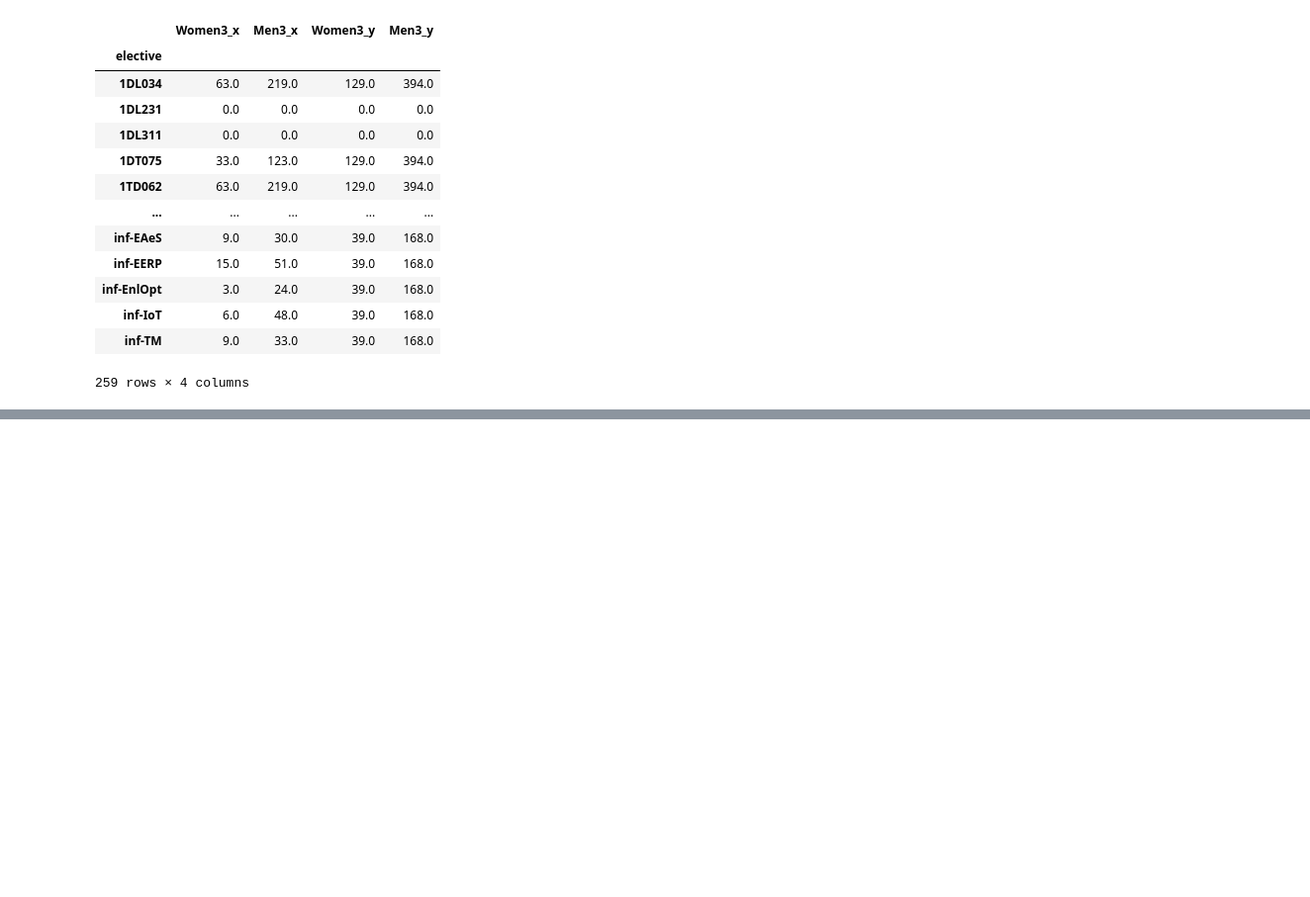
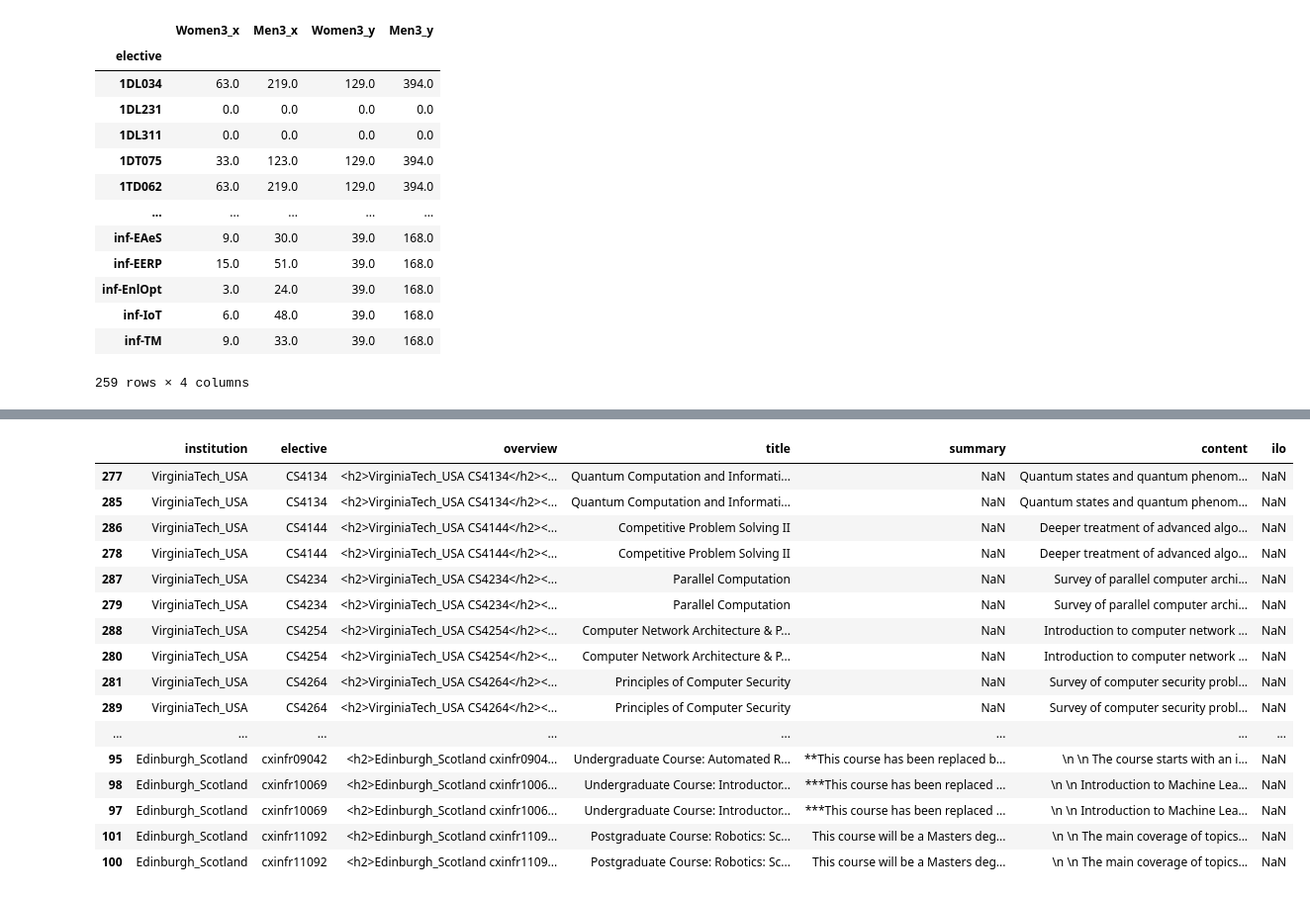
Before and after one commit to stevenaeola/iticse2023_wg6, a Jupyter notebook: curriculum_content/extract_codes.ipynb, the cells around one changed output, grey strips where cells are left out. Shown: that part at 99% size. Cells and saved outputs as stored; diff of their text form; code cells hidden in the pictures; blank space fills up the shorter version.

Commit message:
Tested and fixed issues with including stage2 and stage3 coding

```diff
--- a/curriculum_content/extract_codes.ipynb
+++ b/curriculum_content/extract_codes.ipynb
@@ -334,3 +322,9 @@ stage_two_enrolment_collapsed
 | inf-IoT | 6.0 | 48.0 | 39.0 | 168.0 |
 | inf-TM | 9.0 | 33.0 | 39.0 | 168.0 |
 259 rows × 4 columns
+# %%
+
+stage_two = pd.read_csv(os.path.join("coded","stage2_codes_columns.csv"))
+all_electives = pd.read_csv(os.path.join("..", "curriculum_content", "all_electives.csv"))
+all_electives_coded = all_electives.merge(stage_two, on=['institution', 'elective'], how='left')
+all_electives_coded[all_electives_coded['SDF'].isnull()]
@@ -336,0 +350,20 @@ stage_two_enrolment_collapsed
+# %%
+all_electives[all_electives.duplicated(['elective'], keep=False)].sort_values('elective')
+# %% [output]
+|  | institution | elective | overview | title | summary | content | ilo |
+| 277 | VirginiaTech_USA | CS4134 | <h2>VirginiaTech_USA CS4134</h2><... | Quantum Computation and Informati... | NaN | Quantum states and quantum phenom... | NaN |
+| 285 | VirginiaTech_USA | CS4134 | <h2>VirginiaTech_USA CS4134</h2><... | Quantum Computation and Informati... | NaN | Quantum states and quantum phenom... | NaN |
+| 286 | VirginiaTech_USA | CS4144 | <h2>VirginiaTech_USA CS4144</h2><... | Competitive Problem Solving II | NaN | Deeper treatment of advanced algo... | NaN |
+| 278 | VirginiaTech_USA | CS4144 | <h2>VirginiaTech_USA CS4144</h2><... | Competitive Problem Solving II | NaN | Deeper treatment of advanced algo... | NaN |
+| 287 | VirginiaTech_USA | CS4234 | <h2>VirginiaTech_USA CS4234</h2><... | Parallel Computation | NaN | Survey of parallel computer archi... | NaN |
+| 279 | VirginiaTech_USA | CS4234 | <h2>VirginiaTech_USA CS4234</h2><... | Parallel Computation | NaN | Survey of parallel computer archi... | NaN |
+| 288 | VirginiaTech_USA | CS4254 | <h2>VirginiaTech_USA CS4254</h2><... | Computer Network Architecture & P... | NaN | Introduction to computer network ... | NaN |
+| 280 | VirginiaTech_USA | CS4254 | <h2>VirginiaTech_USA CS4254</h2><... | Computer Network Architecture & P... | NaN | Introduction to computer network ... | NaN |
+| 281 | VirginiaTech_USA | CS4264 | <h2>VirginiaTech_USA CS4264</h2><... | Principles of Computer Security | NaN | Survey of computer security probl... | NaN |
+| 289 | VirginiaTech_USA | CS4264 | <h2>VirginiaTech_USA CS4264</h2><... | Principles of Computer Security | NaN | Survey of computer security probl... | NaN |
+| ... | ... | ... | ... | ... | ... | ... | ... |
+| 95 | Edinburgh_Scotland | cxinfr09042 | <h2>Edinburgh_Scotland cxinfr0904... | Undergraduate Course: Automated R... | **This course has been replaced b... | \n \n The course starts with an i... | NaN |
+| 98 | Edinburgh_Scotland | cxinfr10069 | <h2>Edinburgh_Scotland cxinfr1006... | Undergraduate Course: Introductor... | ***This course has been replaced ... | \n \n Introduction to Machine Lea... | NaN |
+| 97 | Edinburgh_Scotland | cxinfr10069 | <h2>Edinburgh_Scotland cxinfr1006... | Undergraduate Course: Introductor... | ***This course has been replaced ... | \n \n Introduction to Machine Lea... | NaN |
+| 101 | Edinburgh_Scotland | cxinfr11092 | <h2>Edinburgh_Scotland cxinfr1109... | Postgraduate Course: Robotics: Sc... | This course will be a Masters deg... | \n \n The main coverage of topics... | NaN |
+| 100 | Edinburgh_Scotland | cxinfr11092 | <h2>Edinburgh_Scotland cxinfr1109... | Postgraduate Course: Robotics: Sc... | This course will be a Masters deg... | \n \n The main coverage of topics... | NaN |
```
Also changed, not shown: parts of 14 cells of this notebook, 1 other file.
